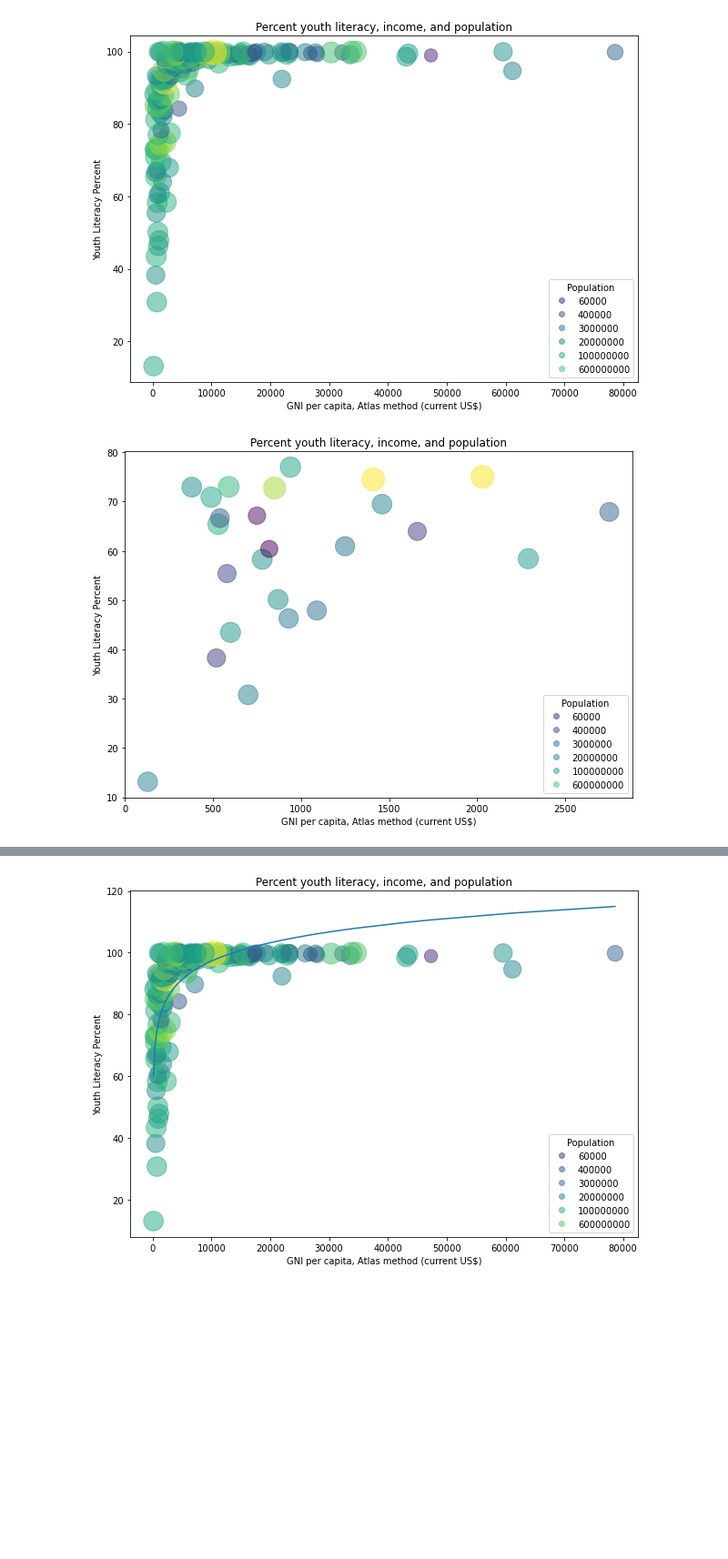
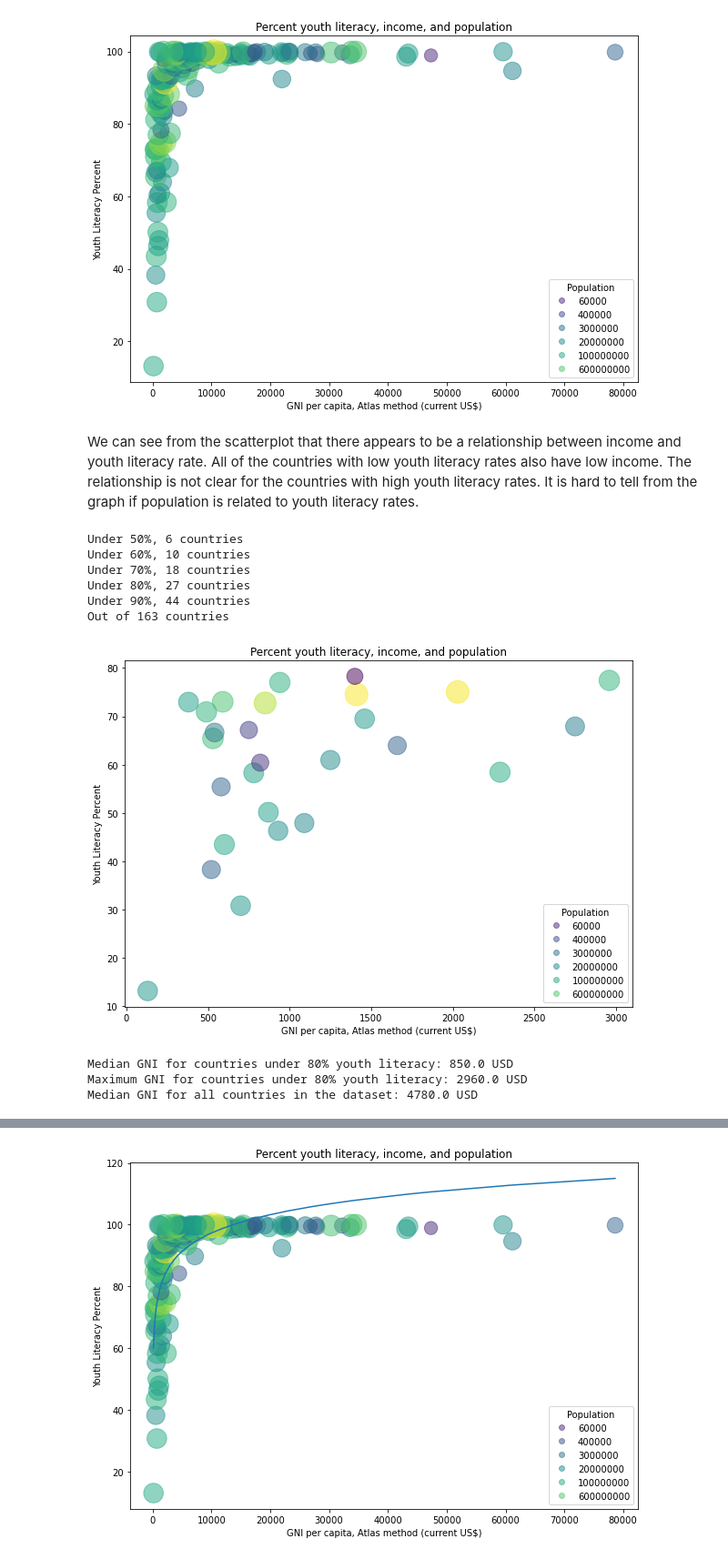
Before and after one commit to KathrynDH/ExploringYouthLiteracy, a Jupyter notebook: YouthLiteracyWorldBank.ipynb, the cells around one changed output, grey strips where cells are left out. Shown at 91% size. Saved outputs shown, nothing was run; the diff lists cells and outputs as text; code cells hidden in the pictures; blank space fills up the shorter version.

```diff
--- a/YouthLiteracyWorldBank.ipynb
+++ b/YouthLiteracyWorldBank.ipynb
@@ -111,18 +116,40 @@ plt.ylabel('Youth Literacy Percent')
 plt.show();
 # %% [output]
 [figure]
+# %% [markdown]
+We can see from the scatterplot that there appears to be a relationship between income and youth literacy rate. All of the countries with low youth literacy rates also have low income. The relationship is not clear for the countries with high youth literacy rates. It is hard to tell from the graph if population is related to youth literacy rates.
+# %%
+percents = range(50,100,10)
+for n in percents:
+    print('Under {}%, {} countries'.format(n,df_lit_country[df_lit_country['youth_literacy']<n]['youth_literacy'].count()))
+print('Out of {} countries'.format(df_lit_country.shape[0]))
+# %% [output]
+Under 50%, 6 countries
+Under 60%, 10 countries
+Under 70%, 18 countries
+Under 80%, 27 countries
+Under 90%, 44 countries
+Out of 163 countries
 # %%
-max_countries = 25
-df = df_lit_country.head(25)
-c2 = np.log10(df['population']).to_numpy()
+max_countries = 27
+df_low_lit = df_lit_country.head(max_countries)
+c2 = np.log10(df_low_lit['population']).to_numpy()
 
 plt.rcParams["figure.figsize"] = (10,7)
-plt.scatter(df['gnp'],df['youth_literacy'], s=(3*c2)**2, c=c2/10, alpha=0.5)
+plt.scatter(df_low_lit['gnp'],df_low_lit['youth_literacy'], s=(3*c2)**2, c=c2/10, alpha=0.5)
 plt.legend(handles=scatter.legend_elements()[0], labels=key,loc="lower right", title="Population")
 plt.title('Percent youth literacy, income, and population')
 plt.xlabel('GNI per capita, Atlas method (current US$)')
 plt.ylabel('Youth Literacy Percent')
 plt.show();
 # %% [output]
-[figure, old version]
+[figure, new version]
+# %%
+print('Median GNI for countries under 80% youth literacy: {} USD'.format(df_low_lit['gnp'].median()))
+print('Maximum GNI for countries under 80% youth literacy: {} USD'.format(df_low_lit['gnp'].max()))
+print('Median GNI for all countries in the dataset: {} USD'.format(df_lit_country['gnp'].median()))
+# %% [output]
+Median GNI for countries under 80% youth literacy: 850.0 USD
+Maximum GNI for countries under 80% youth literacy: 2960.0 USD
+Median GNI for all countries in the dataset: 4780.0 USD
 # %%
```
Also changed, not shown: parts of 18 cells of this notebook.
